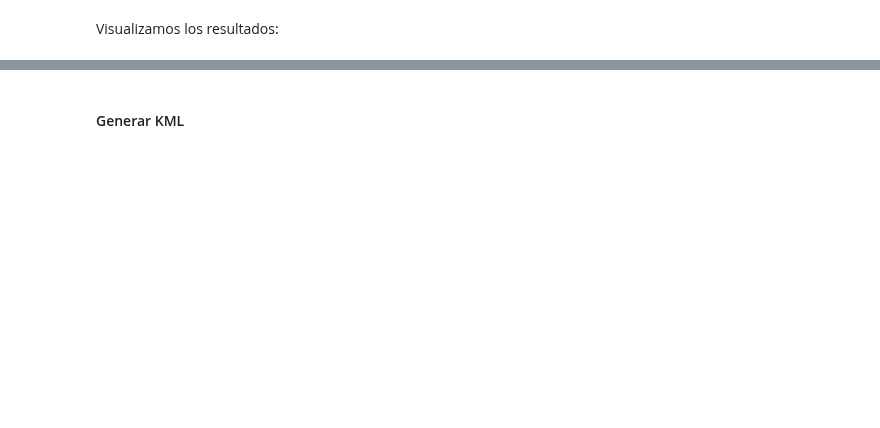
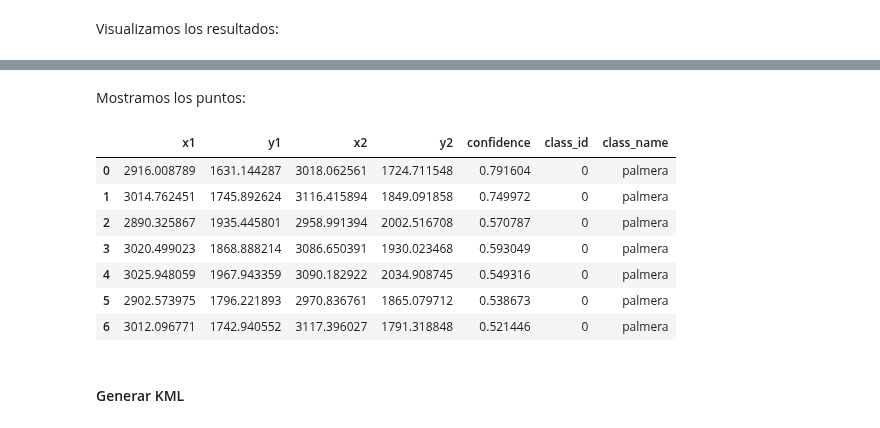
Before and after one commit to brunomaso1/uba-ceia, a Jupyter notebook: ceia-proyecto-final/modulo-IA/notebooks/deteccion_palmeras/yolov11/3.01-bm-yolov11.ipynb, the cells around one changed output, grey strips where cells are left out. Saved outputs shown, nothing was run; the diff lists cells and outputs as text; code cells hidden in the pictures; blank space fills up the shorter version.

```diff
--- a/ceia-proyecto-final/modulo-IA/notebooks/deteccion_palmeras/yolov11/3.01-bm-yolov11.ipynb
+++ b/ceia-proyecto-final/modulo-IA/notebooks/deteccion_palmeras/yolov11/3.01-bm-yolov11.ipynb
@@ -268,13 +437,11 @@ Imprimimos el reporte de validación:
 # %% [markdown]
 Cargamos el modelo:
 # %%
-# print(f"Nombre del proyecto: {project_name}")
-# best_model_path = Path(project_name) / "train" / "weights" / "best.pt"
+print(f"Nombre del proyecto: {EXPERIMENT_NAME}")
+best_model_path = Path(EXPERIMENT_NAME) / "train" / "weights" / "best.pt"
 
-# if not best_model_path.exists():
-#     LOGGER.error(f"El modelo {best_model_path} no existe")
-#     sys.exit(1)
+if not best_model_path.exists():
+    LOGGER.error(f"El modelo {best_model_path} no existe")
+    sys.exit(1)
 
-project_name = 'test'
-best_model_path = './cust_yolo11x.pt'
 best_model = YOLO(best_model_path)
@@ -417,3 +605,16 @@ VisualizadorCocoDataset.show_anotated_image(image_path=patch_file_path, coco_ann
+# %% [markdown]
+Mostramos los puntos:
+# %%
+predictions.as_pandas()
+# %% [output]
+|  | x1 | y1 | x2 | y2 | confidence | class_id | class_name |
+| 0 | 2916.008789 | 1631.144287 | 3018.062561 | 1724.711548 | 0.791604 | 0 | palmera |
+| 1 | 3014.762451 | 1745.892624 | 3116.415894 | 1849.091858 | 0.749972 | 0 | palmera |
+| 2 | 2890.325867 | 1935.445801 | 2958.991394 | 2002.516708 | 0.570787 | 0 | palmera |
+| 3 | 3020.499023 | 1868.888214 | 3086.650391 | 1930.023468 | 0.593049 | 0 | palmera |
+| 4 | 3025.948059 | 1967.943359 | 3090.182922 | 2034.908745 | 0.549316 | 0 | palmera |
+| 5 | 2902.573975 | 1796.221893 | 2970.836761 | 1865.079712 | 0.538673 | 0 | palmera |
+| 6 | 3012.096771 | 1742.940552 | 3117.396027 | 1791.318848 | 0.521446 | 0 | palmera |
 # %% [markdown]
 #### Generar KML
 # %%
```
Also changed, not shown: parts of 69 cells of this notebook, 32 other files.
